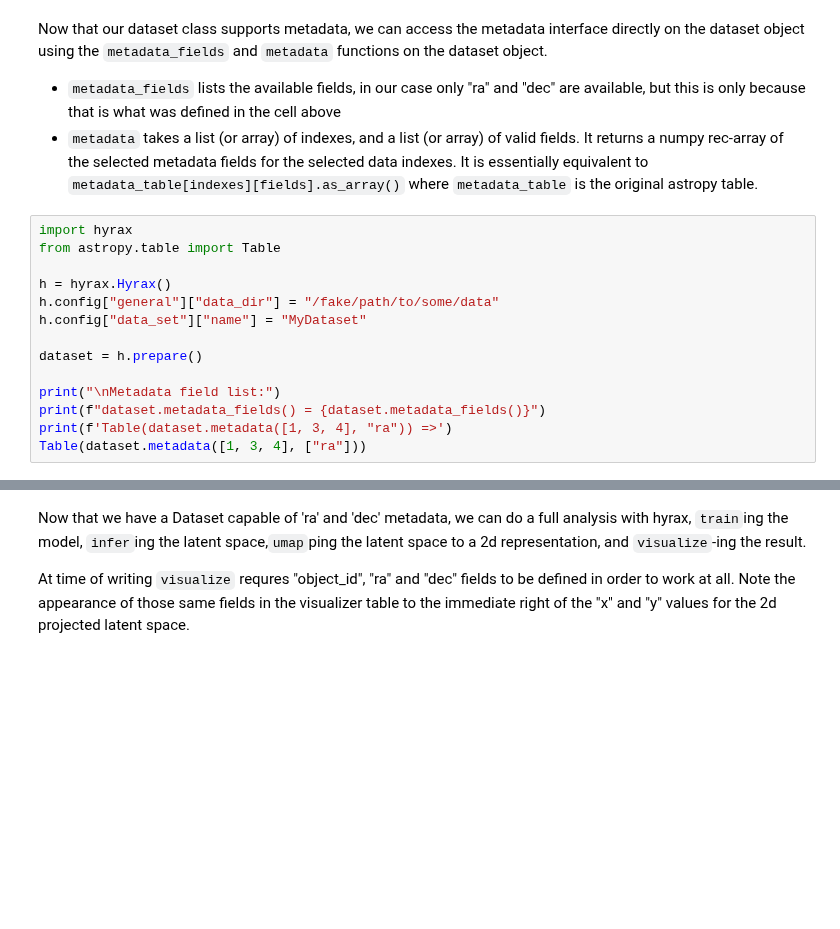
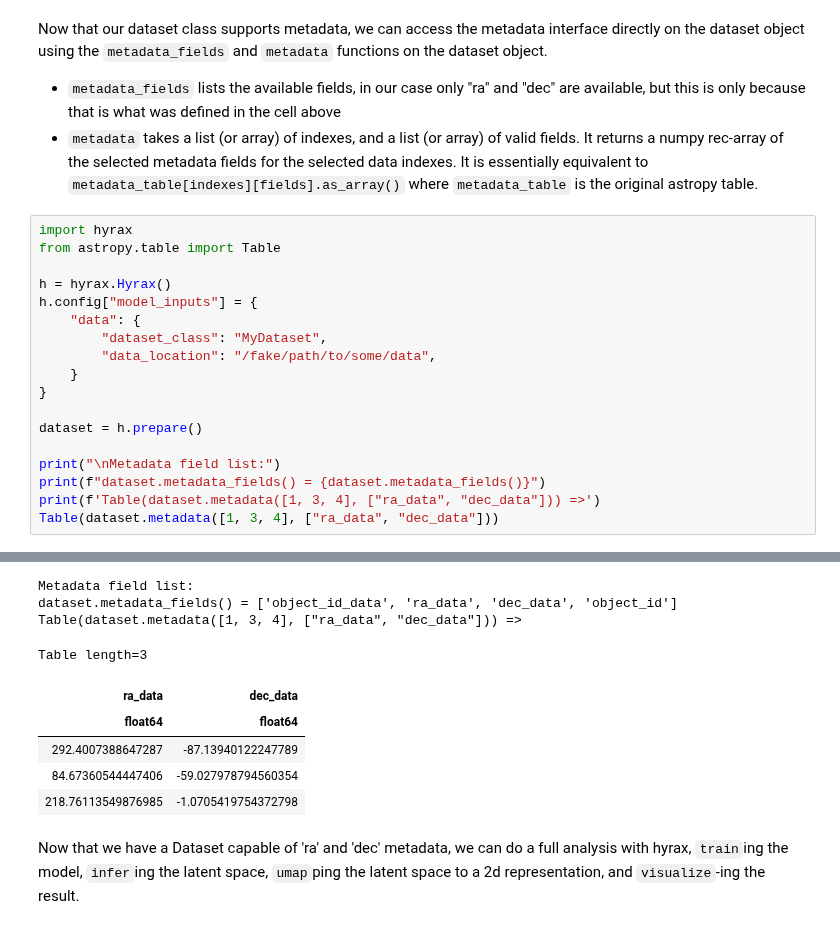
Before and after one commit to lincc-frameworks/hyrax, a Jupyter notebook: docs/pre_executed/custom_dataset.ipynb, the cells around one changed output, grey strips where cells are left out. Cells and saved outputs as stored; diff of their text form; blank space fills up the shorter version.

Commit message:
Updating documentation. Adding placeholders for intermediate and advanced model input notebooks.

```diff
--- a/docs/pre_executed/custom_dataset.ipynb
+++ b/docs/pre_executed/custom_dataset.ipynb
@@ -300,12 +377,17 @@ import hyrax
 from astropy.table import Table
 
 h = hyrax.Hyrax()
-h.config["general"]["data_dir"] = "/fake/path/to/some/data"
-h.config["data_set"]["name"] = "MyDataset"
+h.config["model_inputs"] = {
+    "data": {
+        "dataset_class": "MyDataset",
+        "data_location": "/fake/path/to/some/data",
+    }
+}
 
 dataset = h.prepare()
 
 print("\nMetadata field list:")
 print(f"dataset.metadata_fields() = {dataset.metadata_fields()}")
-print(f'Table(dataset.metadata([1, 3, 4], "ra")) =>')
-Table(dataset.metadata([1, 3, 4], ["ra"]))
+print(f'Table(dataset.metadata([1, 3, 4], ["ra_data", "dec_data"])) =>')
+Table(dataset.metadata([1, 3, 4], ["ra_data", "dec_data"]))
+# %% [output]
@@ -312,7 +396,14 @@ Table(dataset.metadata([1, 3, 4], ["ra"]))
+Metadata field list:
+dataset.metadata_fields() = ['object_id_data', 'ra_data', 'dec_data', 'object_id']
+Table(dataset.metadata([1, 3, 4], ["ra_data", "dec_data"])) =>
+Table length=3
+| ra_data | dec_data |
+| float64 | float64 |
+| 292.4007388647287 | -87.13940122247789 |
+| 84.67360544447406 | -59.027978794560354 |
+| 218.76113549876985 | -1.0705419754372798 |
 # %% [markdown]
-Now that we have a Dataset capable of 'ra' and 'dec' metadata, we can do a full analysis with hyrax, `train`ing the model, `infer`ing the latent space,`umap`ping the latent space to a 2d representation, and `visualize`-ing the result.
-
-At time of writing `visualize` requres "object_id", "ra" and "dec" fields to be defined in order to work at all. Note the appearance of those same fields in the visualizer table to the immediate right of the "x" and "y" values for the 2d projected latent space.
+Now that we have a Dataset capable of 'ra' and 'dec' metadata, we can do a full analysis with hyrax, `train`ing the model, `infer`ing the latent space, `umap`ping the latent space to a 2d representation, and `visualize`-ing the result.
 # %%
 import hyrax
 
```
Also changed, not shown: parts of 13 cells of this notebook, 6 other files.
